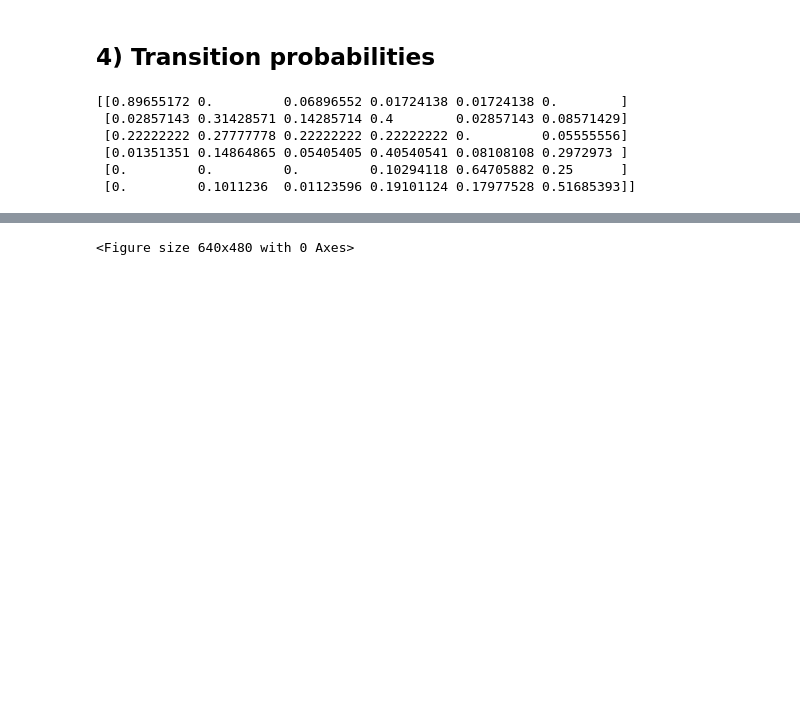
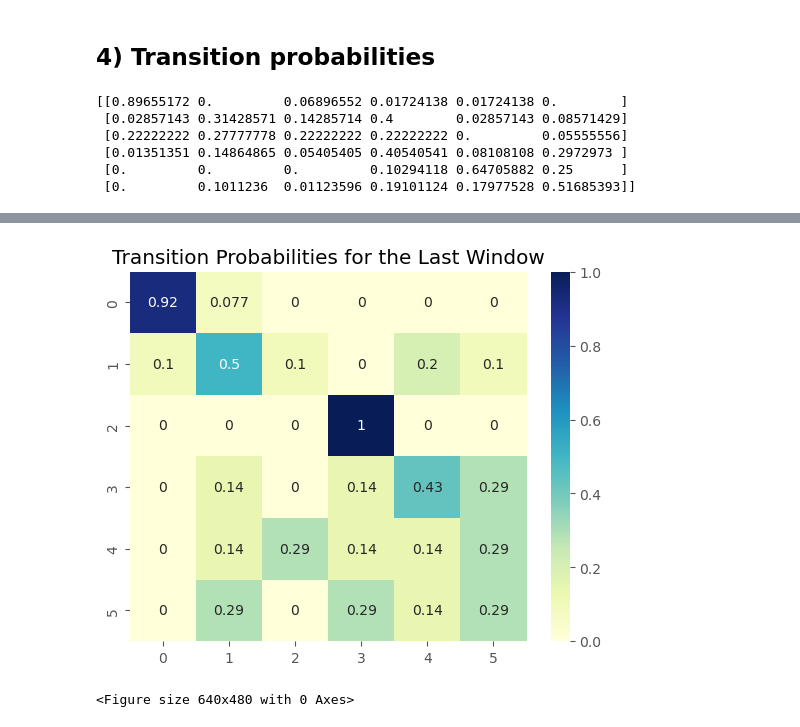
Before and after one commit to dcuoliveira/meta-learning-fin, a Jupyter notebook: src/memory_notebook.ipynb, the cells around one changed output, grey strips where cells are left out. Drawn from its saved outputs; the diff is of its cells as text; code cells hidden in the pictures; blank space fills up the shorter version.

```diff
--- a/src/memory_notebook.ipynb
+++ b/src/memory_notebook.ipynb
@@ -173,3 +184,10 @@ print(transition_test[-1])
+# %%
+sns.heatmap(transition_test[0], annot=True, cmap="YlGnBu", xticklabels=range(6), yticklabels=range(6))
+plt.title("Transition Probabilities for the Last Window")
+# save the plot
+plt.savefig(os.path.join(outputs_path, "results", 'transition_probabilities_last.png'))
+# %% [output]
+[figure, added]
 # %%
 import matplotlib.pyplot as plt
 import matplotlib.animation as animation
```
Also changed, not shown: parts of 2 cells of this notebook, 2 other files.
